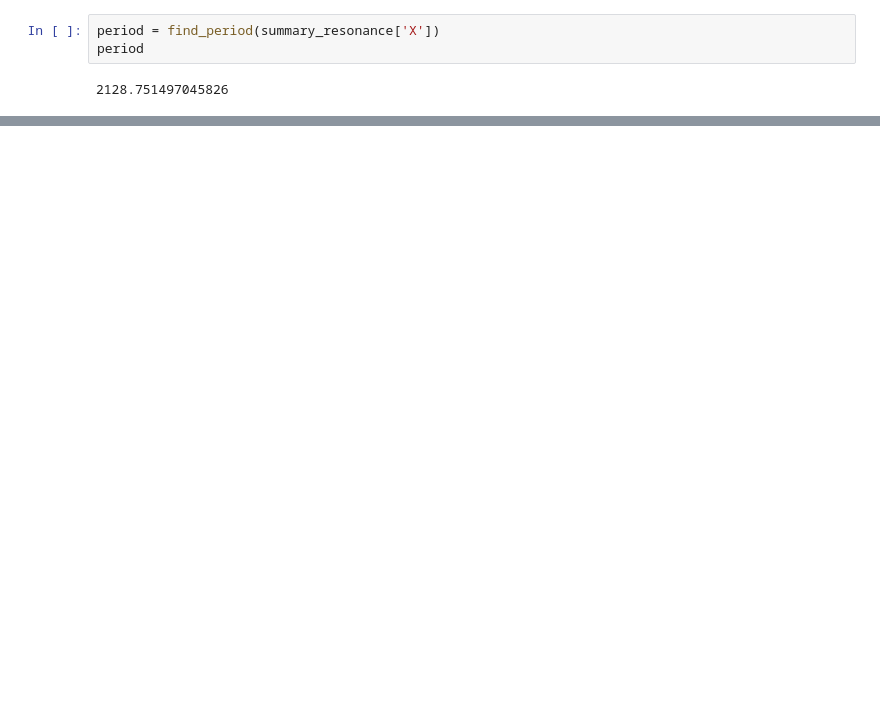
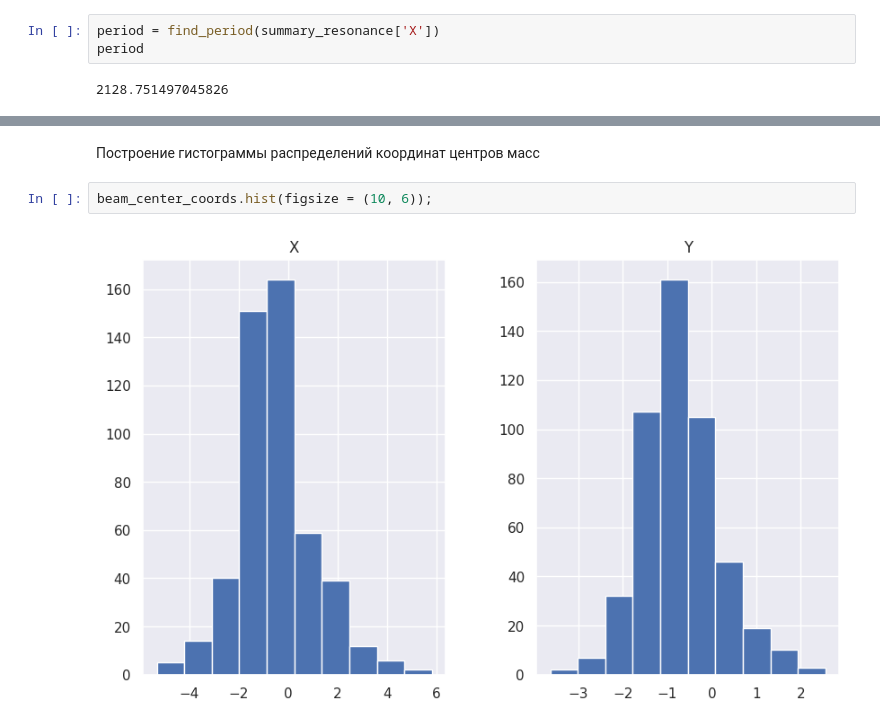
Before and after one commit to settlermine/jinr_practice, a Jupyter notebook: main.ipynb, the cells around one changed output, grey strips where cells are left out. Saved outputs shown, nothing was run; the diff lists cells and outputs as text; blank space fills up the shorter version.

```diff
--- a/main.ipynb
+++ b/main.ipynb
@@ -257,0 +342,6 @@ NameError: name 'ybeam_center_coords' is not defined
+# %% [markdown]
+Построение гистограммы распределений координат центров масс
+# %%
+beam_center_coords.hist(figsize = (10, 6));
+# %% [output]
+[figure, added]
```
Also changed, not shown: parts of 37 cells of this notebook.
